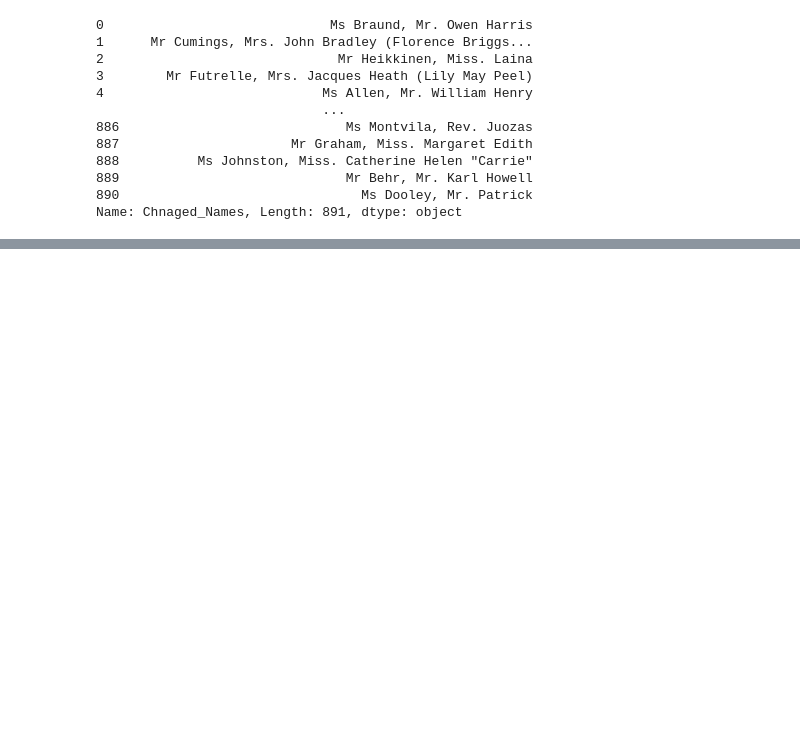
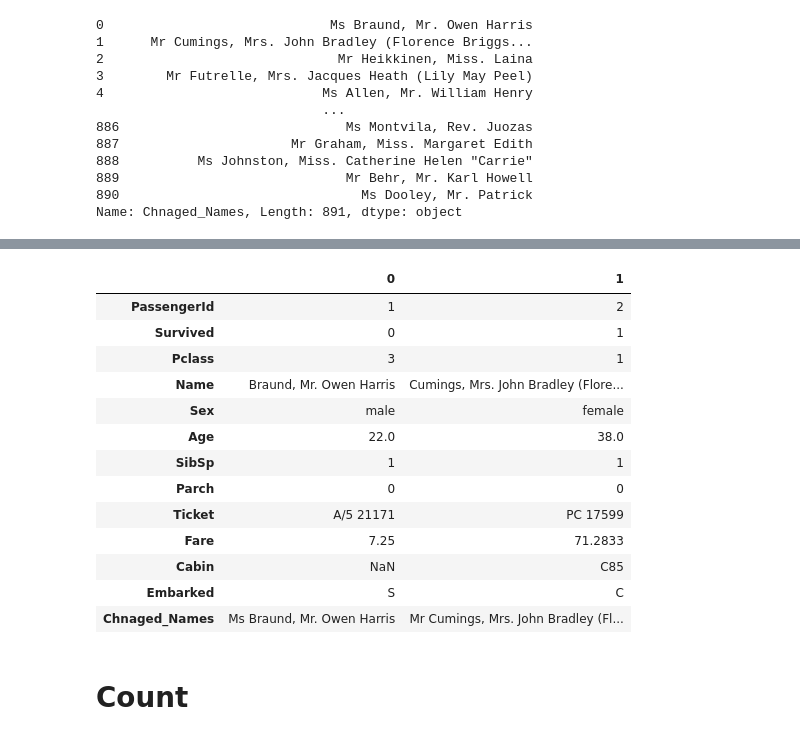
Before and after one commit to NikitaaArora/Ineuron, a Jupyter notebook: Python/Libraries/PANDAS/pandas_class_2.ipynb, the cells around one changed output, grey strips where cells are left out. Cells and saved outputs as stored; diff of their text form; code cells hidden in the pictures; blank space fills up the shorter version.

```diff
--- a/Python/Libraries/PANDAS/pandas_class_2.ipynb
+++ b/Python/Libraries/PANDAS/pandas_class_2.ipynb
@@ -510,0 +519,21 @@ Name: Chnaged_Names, Length: 891, dtype: object
+# %%
+titanic.head(2).T
+
+#converted columns into rows. in transpose
+# %% [output]
+|  | 0 | 1 |
+| PassengerId | 1 | 2 |
+| Survived | 0 | 1 |
+| Pclass | 3 | 1 |
+| Name | Braund, Mr. Owen Harris | Cumings, Mrs. John Bradley (Flore... |
+| Sex | male | female |
+| Age | 22.0 | 38.0 |
+| SibSp | 1 | 1 |
+| Parch | 0 | 0 |
+| Ticket | A/5 21171 | PC 17599 |
+| Fare | 7.25 | 71.2833 |
+| Cabin | NaN | C85 |
+| Embarked | S | C |
+| Chnaged_Names | Ms Braund, Mr. Owen Harris | Mr Cumings, Mrs. John Bradley (Fl... |
+# %% [markdown]
+# Count
```
Also changed, not shown: parts of 15 cells of this notebook.
